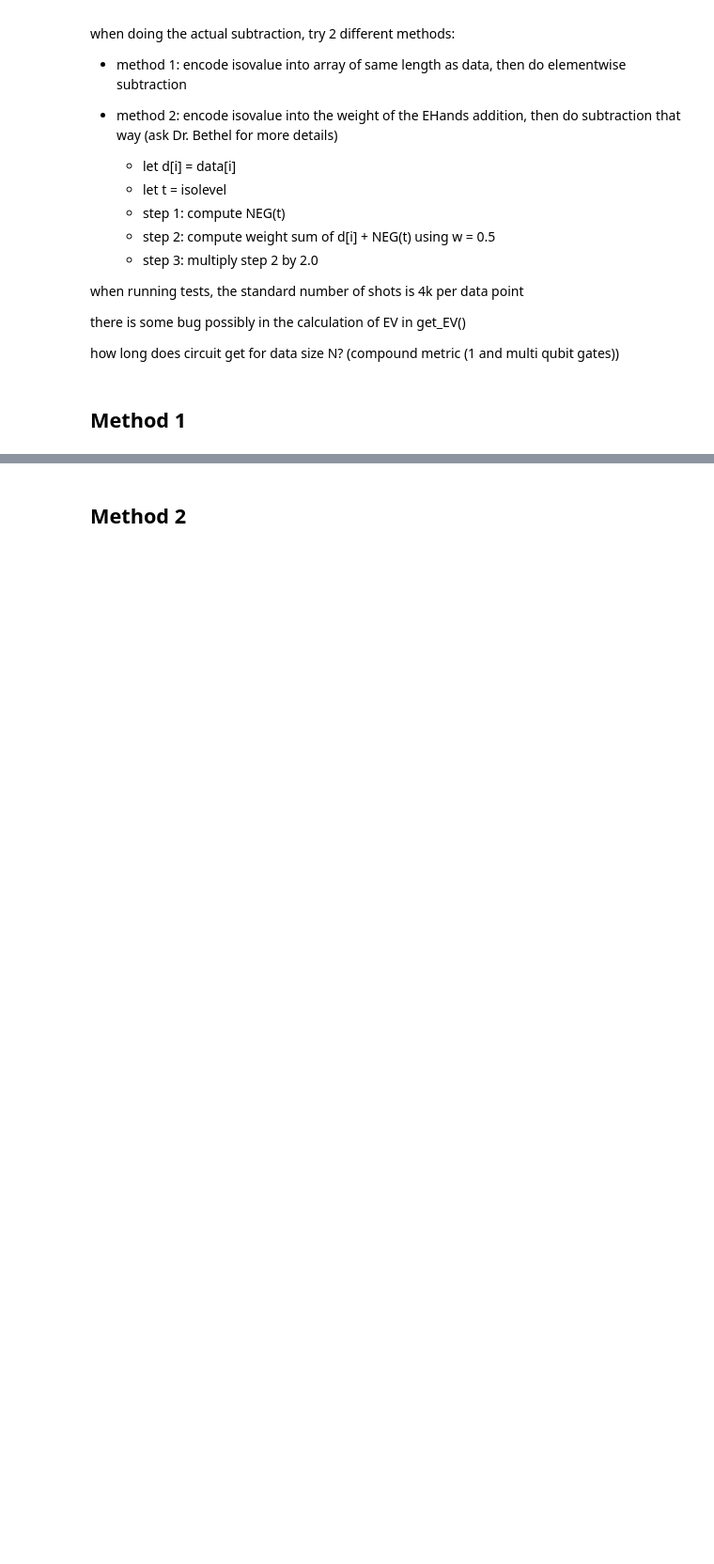
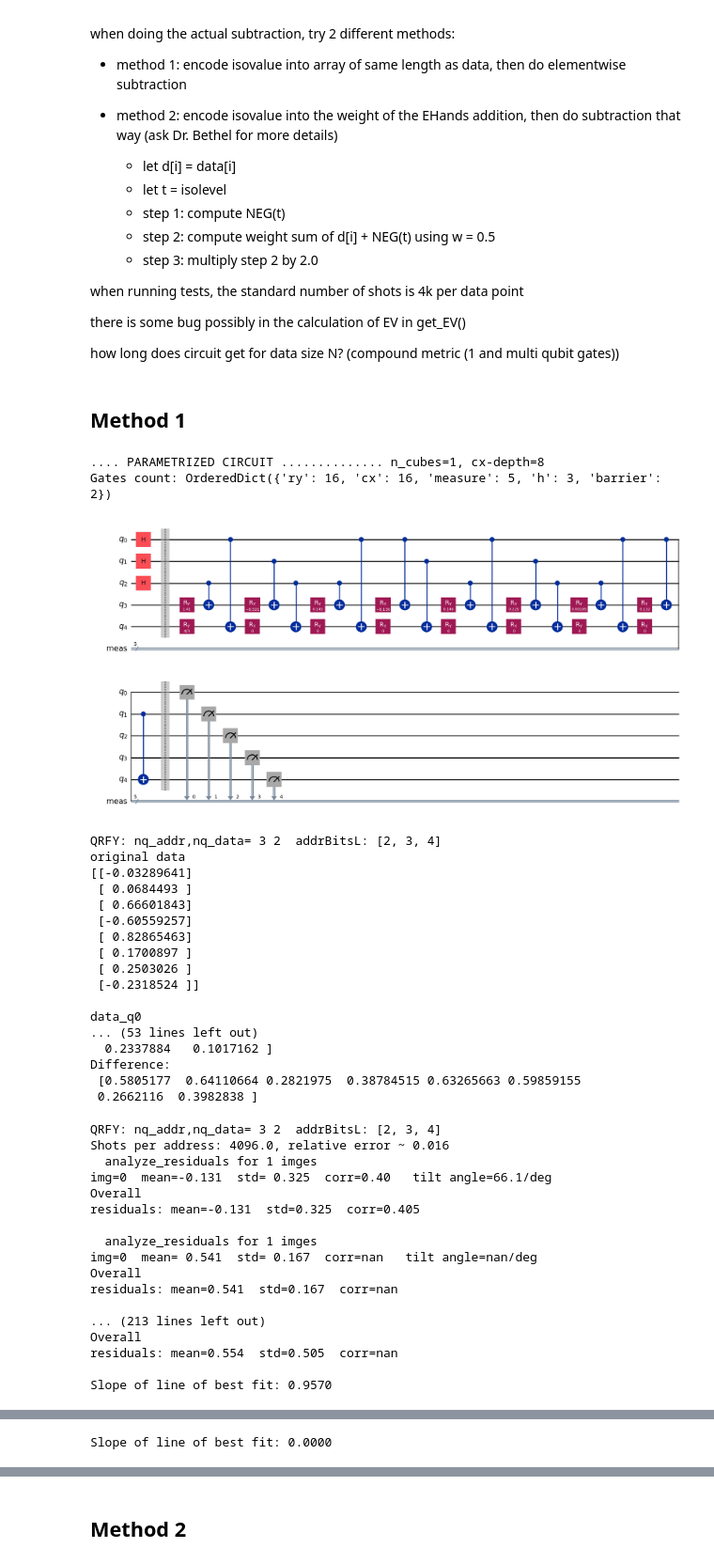
Before and after one commit to Burned357Waffles/Marching-Qubes-Thesis, a Jupyter notebook: ehands_qcrank_vertex_classification.ipynb, the cells around one changed output, grey strips where cells are left out. Shown at 94% size. Cells and saved outputs as stored; diff of their text form; code cells hidden in the pictures; blank space fills up the shorter version.

```diff
--- a/ehands_qcrank_vertex_classification.ipynb
+++ b/ehands_qcrank_vertex_classification.ipynb
@@ -504,0 +630,40 @@ def encode_with_qcrank_2(data_args, useCZ=False, measure=False, barrier=True):
+# %%
+test_encode_decode_2_data()
+# %% [output]
+.... PARAMETRIZED CIRCUIT .............. n_cubes=1, cx-depth=8
+Gates count: OrderedDict({'ry': 16, 'cx': 16, 'measure': 5, 'h': 3, 'barrier': 2})
+[figure, added]
+QRFY: nq_addr,nq_data= 3 2  addrBitsL: [2, 3, 4]
+original data
+[[-0.03289641]
+ [ 0.0684493 ]
+ [ 0.66601843]
+ [-0.60559257]
+ [ 0.82865463]
+ [ 0.1700897 ]
+ [ 0.2503026 ]
+ [-0.2318524 ]]
+
+data_q0
+... (53 lines left out)
+  0.2337884   0.1017162 ]
+Difference:
+ [0.5805177  0.64110664 0.2821975  0.38784515 0.63265663 0.59859155
+ 0.2662116  0.3982838 ]
+QRFY: nq_addr,nq_data= 3 2  addrBitsL: [2, 3, 4]
+Shots per address: 4096.0, relative error ~ 0.016
+  analyze_residuals for 1 imges
+img=0  mean=-0.131  std= 0.325  corr=0.40   tilt angle=66.1/deg
+Overall
+residuals: mean=-0.131  std=0.325  corr=0.405
+
+  analyze_residuals for 1 imges
+img=0  mean= 0.541  std= 0.167  corr=nan   tilt angle=nan/deg
+Overall
+residuals: mean=0.541  std=0.167  corr=nan
+
+... (213 lines left out)
+Overall
+residuals: mean=0.554  std=0.505  corr=nan
+
+Slope of line of best fit: 0.9570
@@ -504,0 +671 @@ def encode_with_qcrank_2(data_args, useCZ=False, measure=False, barrier=True):
+Slope of line of best fit: 0.0000
```
Also changed, not shown: parts of 5 cells of this notebook.
